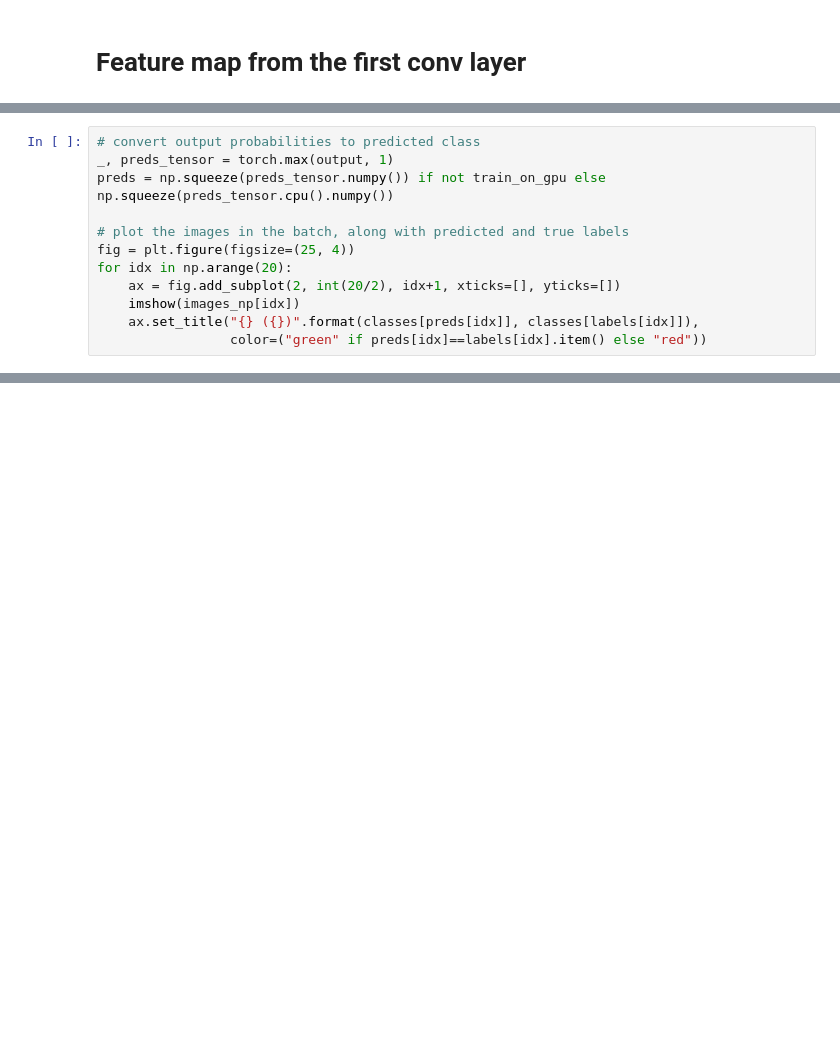
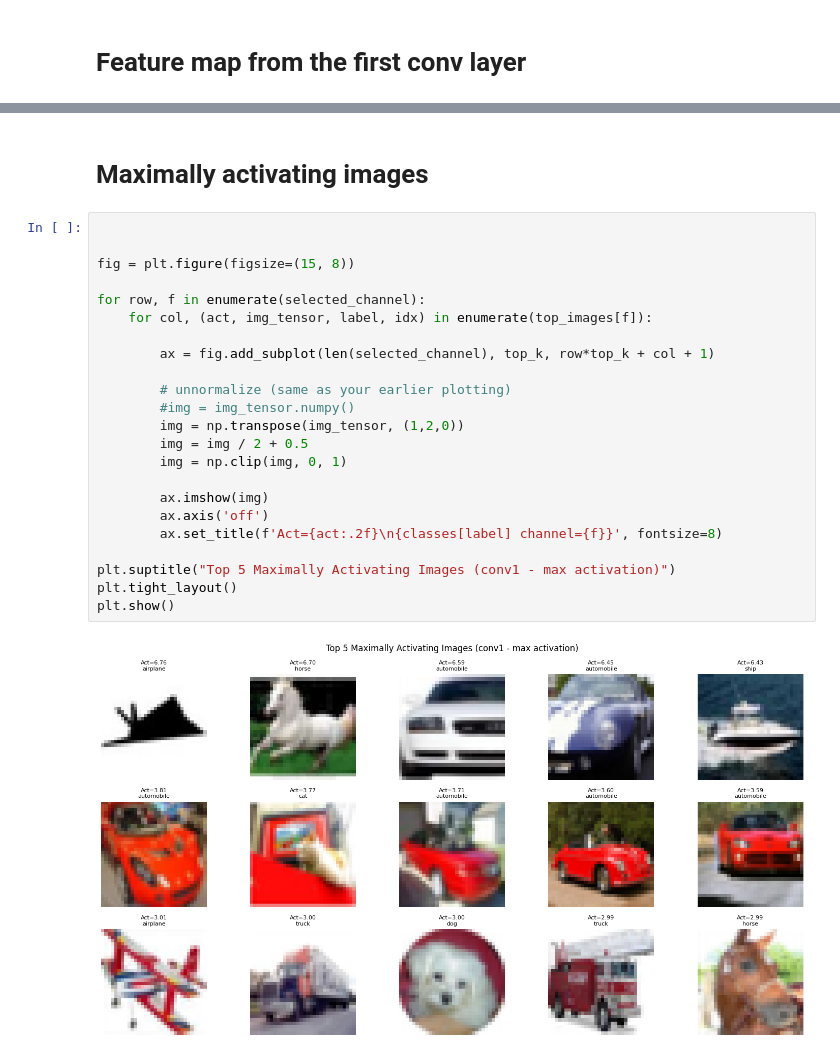
Before and after one commit to bdaqiq01/CSCI611_Basira_Daqiq, a Jupyter notebook: Assignment_2/build_cnn/build_cnn.ipynb, the cells around one changed output, grey strips where cells are left out. Drawn from its saved outputs; the diff is of its cells as text; blank space fills up the shorter version.

```diff
--- a/Assignment_2/build_cnn/build_cnn.ipynb
+++ b/Assignment_2/build_cnn/build_cnn.ipynb
@@ -616,12 +542,0 @@ Selected images from classes: ['cat', 'ship', 'airplane']
-# %%
-# convert output probabilities to predicted class
-_, preds_tensor = torch.max(output, 1)
-preds = np.squeeze(preds_tensor.numpy()) if not train_on_gpu else np.squeeze(preds_tensor.cpu().numpy())
-
-# plot the images in the batch, along with predicted and true labels
-fig = plt.figure(figsize=(25, 4))
-for idx in np.arange(20):
-    ax = fig.add_subplot(2, int(20/2), idx+1, xticks=[], yticks=[])
-    imshow(images_np[idx])
-    ax.set_title("{} ({})".format(classes[preds[idx]], classes[labels[idx]]),
-                 color=("green" if preds[idx]==labels[idx].item() else "red"))
@@ -661,0 +553,27 @@ for idx in np.arange(20):
+# %% [markdown]
+# Maximally activating images
+# %%
+
+
+fig = plt.figure(figsize=(15, 8))
+
+for row, f in enumerate(selected_channel):
+    for col, (act, img_tensor, label, idx) in enumerate(top_images[f]):
+
+        ax = fig.add_subplot(len(selected_channel), top_k, row*top_k + col + 1)
+
+        # unnormalize (same as your earlier plotting)
+        #img = img_tensor.numpy()
+        img = np.transpose(img_tensor, (1,2,0))
+        img = img / 2 + 0.5
+        img = np.clip(img, 0, 1)
+
+        ax.imshow(img)
+        ax.axis('off')
+        ax.set_title(f'Act={act:.2f}\n{classes[label] channel={f}}', fontsize=8)
+
+plt.suptitle("Top 5 Maximally Activating Images (conv1 - max activation)")
+plt.tight_layout()
+plt.show()
+# %% [output]
+[figure, added]
```
Also changed, not shown: parts of 15 cells of this notebook.
